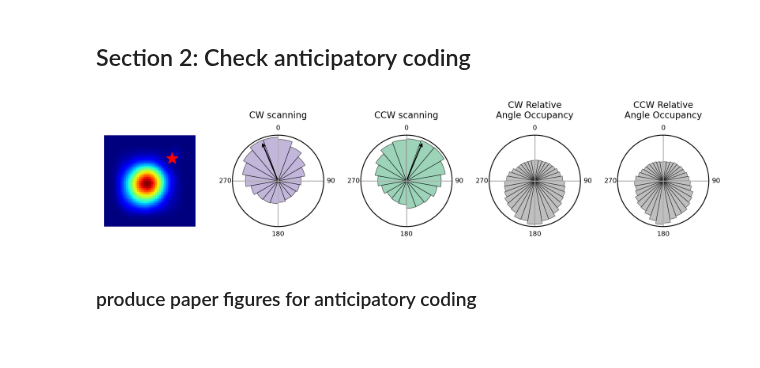
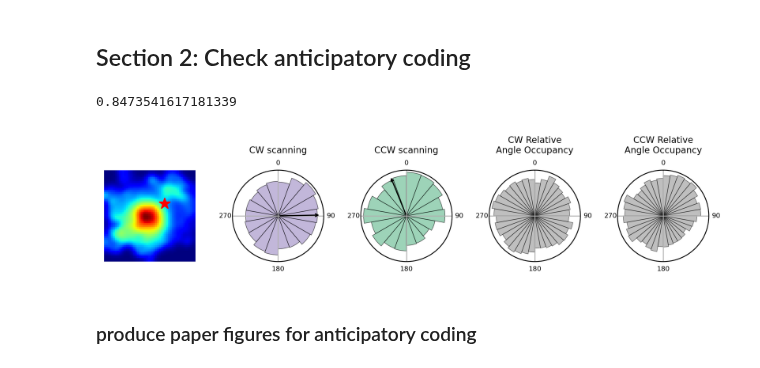
Before and after one commit to ZilongJi/HoneycombSweeps, a Jupyter notebook: HDPCCAN_Sweep_Spinning_sweeps_realtrajectory.ipynb, the cells around one changed output. Cells and saved outputs as stored; diff of their text form; code cells hidden in the pictures.

```diff
--- a/HDPCCAN_Sweep_Spinning_sweeps_realtrajectory.ipynb
+++ b/HDPCCAN_Sweep_Spinning_sweeps_realtrajectory.ipynb
@@ -455,8 +953,8 @@ goal_x = (goal_loc[0]- Animal_location_all.min())/(Animal_location_all.max() - A
 goal_y = (goal_loc[1]- Animal_location_all.min())/(Animal_location_all.max() - Animal_location_all.min())*dim
 
 for i in range(10):
-    cellindex_x = np.random.randint(12, 38)
-    cellindex_y = np.random.randint(12, 38)
+    cellindex_x = np.random.randint(0, 10)
+    cellindex_y = np.random.randint(0, 10)
     map = get_tuningMap(pc_activity,
                         Position_norm,
                         cellindex_x=cellindex_x,
@@ -476,5 +974,5 @@ for i in range(10):
     ax.imshow(map, cmap='jet', origin='lower')
 
 plt.tight_layout()
-plt.savefig('/home/zilong/Desktop/HoneycombSweeps/figures/PaperFig/Example_place_maps.pdf', dpi=300)
+plt.savefig('/home/zilong/Desktop/HoneycombSweeps/figures/PaperFig/Example_place_maps_realtraj.pdf', dpi=300)
 # %% [output]
@@ -503,7 +1001,7 @@ def create_custom_trajectory_cmap(target_color):
     return LinearSegmentedColormap.from_list('custom_cmap', ['white', target_color])
 
 
-start = 15; end = 65 #extract a middle period as Changmin did in empirical data analysis. He used 15°-195° in 360°, so we used 15-65 in 100.
+start = 5; end = 65 #extract a middle period as Changmin did in empirical data analysis. He used 15°-195° in 360°, so we used 15-65 in 100.
 num = 50
 z_max = np.pi
 
@@ -641,7 +1139,7 @@ colors = sns.color_palette("tab20", 12)
 
 # Shade each sector of the polar plot with the respective color
 for i in range(360 // 30):
-    ax.fill_between([np.radians(i * 30), np.radians((i + 1) * 30)], 0, 0.8, color=colors[i], alpha=0.5)
+    ax.fill_between([np.radians(i * 30), np.radians((i + 1) * 30)], 0, 1.5, color=colors[i], alpha=0.5)
 
 scatter_angles = []
 scatter_distances = []
@@ -727,7 +1225,7 @@ ax.tick_params(axis='both', which='major', labelsize=6)
 
 plt.tight_layout()
 
-plt.savefig('/home/zilong/Desktop/HoneycombSweeps/figures/PaperFig/GDSweeps.pdf', dpi=300)
+plt.savefig('/home/zilong/Desktop/HoneycombSweeps/figures/PaperFig/GDSweeps_realtraj_rat_'+str(rat_id)+'.pdf', dpi=300)
 
 #-------------------------------Stats--------------------------------
 
@@ -824,5 +1322,5 @@ for ax in [ax0, ax1, ax2, ax3, ax4, ax5]:
 
 plt.tight_layout()
 
-plt.savefig('/home/zilong/Desktop/HoneycombSweeps/figures/PaperFig/Sweeps_realtraj_Stats.pdf', dpi=300)
+plt.savefig('/home/zilong/Desktop/HoneycombSweeps/figures/PaperFig/Sweeps_realtraj_Stats_rat_'+str(rat_id)+'.pdf', dpi=300)
 # %% [output]
@@ -881,6 +1379,10 @@ def get_anticipatory(pc_activity_i, relative_angle, rotation_direction, directio
         return binned_activity/dwell_time_per_bin
     else:
         return binned_activity
+# %%
+np.sum(Rotation_direction_all==0)/len(Rotation_direction_all)
+# %% [output]
+0.8473541617181339
 # %%
 # goal_loc = [0.5*np.pi, 0.5*np.pi]
 # goal_loc_in_traj = np.array(goal_loc)/np.pi + 0.5
@@ -889,14 +1391,14 @@ def get_anticipatory(pc_activity_i, relative_angle, rotation_direction, directio
 
 rand_loc = goal_loc
 
-cellindex = [25, 25] #18 #25 #32
+cellindex = [5, 5] #18 #25 #32
 #mark the goal location
-min_loc = -np.pi
-max_loc = np.pi
+min_loc = -0.5*np.pi
+max_loc = 0.5*np.pi
 
-num = 50
+num = 20
 num_bins = 18
-normalize_rate = True
+normalize_rate = False
 
 pc_activity_i=pc_activity[:, cellindex[0], cellindex[1]]
 #cloclwise
@@ -911,7 +1413,7 @@ ax = fig.add_subplot(gs[0])
 
 # Position_norm = (Animal_location_all - Animal_location_all.min()-1e-5)/(Animal_location_all.max() - Animal_location_all.min())
 Position_norm = (Animal_location_all - min_loc-1e-5)/(max_loc - min_loc)
-dim = num
+dim = 50
 tuningMap = get_tuningMap(pc_activity,
                           Position_norm,
                           cellindex_x=cellindex[0],
@@ -1104,33 +1606,33 @@ ax.xaxis.set_tick_params(pad=-4)
 
 ax = fig.add_subplot(gs[4], projection='polar')
 
 if direction == 'clockwise':
     mask = Rotation_direction_all == 1  # Only consider rotation phases
 elif direction == 'counter_clockwise':
     mask = Rotation_direction_all == -1  # Only consider rotation phases
 else:
     mask = Rotation_direction_all == 0
 #plot relative angle
 ax.hist(relative_angle[mask], bins=36, color='grey', edgecolor='black', linewidth=0.5, alpha=0.5)
 
 ax.set_title('CCW Relative\nAngle Occupancy', fontsize=8)
 #making 0 degree at the top
 ax.set_theta_zero_location('N')
 #and 90 degree on the right
 ax.set_theta_direction(-1)
 ax.set_xticks([0, np.pi/2, np.pi, 3*np.pi/2])
 ax.set_xticklabels(['0', '90', '180', '270'])
 #remove y ticks
 ax.set_yticks([])
 #xtick fontsize as 6
 ax.tick_params(labelsize=6)
 ax.xaxis.set_tick_params(pad=-4)
 
 
 plt.tight_layout()
 
 plt.savefig('/home/zilong/Desktop/HoneycombSweeps/figures/PaperFig/anticipatory_Acell.pdf', bbox_inches='tight', dpi=300)
 # %% [output]
-[figure, old version]
+[figure, new version]
 # %% [markdown]
 ### produce paper figures for anticipatory coding
```
Also changed, not shown: parts of 19 cells of this notebook, 14 other files.
